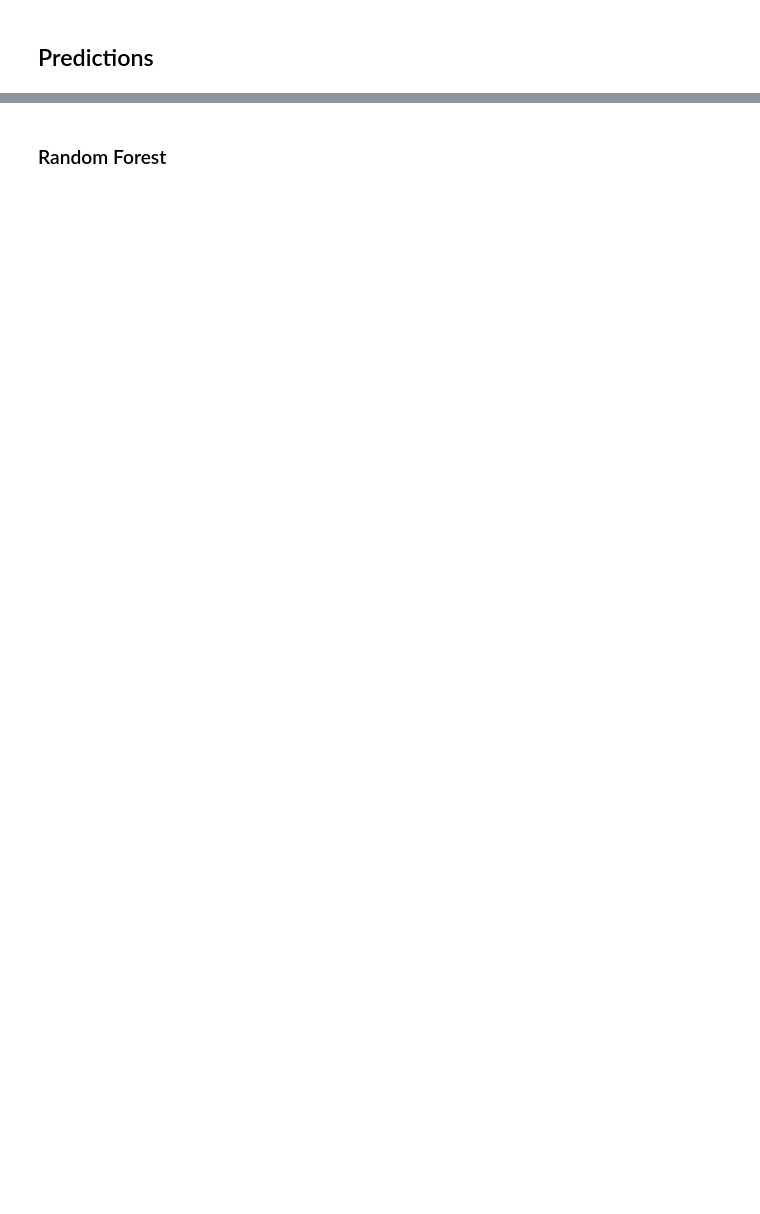
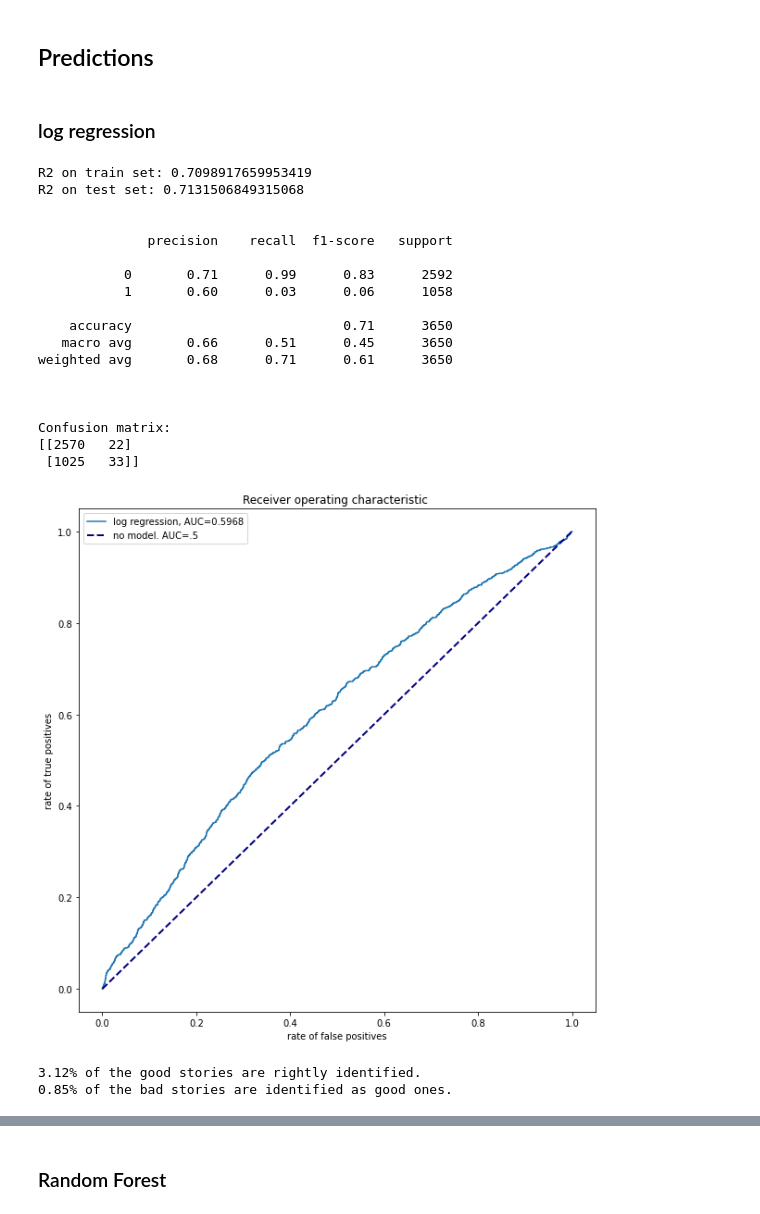
Before and after one commit to batyaamericus/OncUponTim, a Jupyter notebook: transformer_general_features.ipynb, the cells around one changed output, grey strips where cells are left out. Cells and saved outputs as stored; diff of their text form; code cells hidden in the pictures; blank space fills up the shorter version.

```diff
--- a/transformer_general_features.ipynb
+++ b/transformer_general_features.ipynb
@@ -205,4 +209,4 @@ y_pred_train_tr = model.predict(X_train_tr)
 # %%
 %%time
-y_pred_test_tr = model.predict(X_test_tr)
+y_pred_test_tr = model.predict(X_test_tr, verbose=1)
 # %% [output]
@@ -252,6 +265,6 @@ y_pred_train_tr.y_pred_1.hist()
 # %%
-X_train_trans = y_pred_train_tr.reset_index(drop=True)
-X_test_trans = y_pred_test_tr.reset_index(drop=True)
+X_train_trans = y_pred_train.reset_index(drop=True)
+X_test_trans = y_pred_test.reset_index(drop=True)
 # %% [markdown]
 # Help functions
 # %%
@@ -402,2 +425,31 @@ X_train_gen_tr[X_train_gen_tr.y_pred_tr==1]
 # %% [markdown]
 ## Predictions
+# %% [markdown]
+### log regression
+# %%
+from sklearn.linear_model import LogisticRegression
+clf_log_gen_tr = display_model_results(LogisticRegression(random_state=0),
+                      X_train_gen_tr, X_test_gen_tr, y_train, y_test,
+                      'log regression')
+# %% [output]
+R2 on train set: 0.7098917659953419
+R2 on test set: 0.7131506849315068
+
+
+              precision    recall  f1-score   support
+
+           0       0.71      0.99      0.83      2592
+           1       0.60      0.03      0.06      1058
+
+    accuracy                           0.71      3650
+   macro avg       0.66      0.51      0.45      3650
+weighted avg       0.68      0.71      0.61      3650
+
+
+
+Confusion matrix:
+[[2570   22]
+ [1025   33]]
+[figure, added]
+3.12% of the good stories are rightly identified.
+0.85% of the bad stories are identified as good ones.
```
Also changed, not shown: parts of 35 cells of this notebook.
